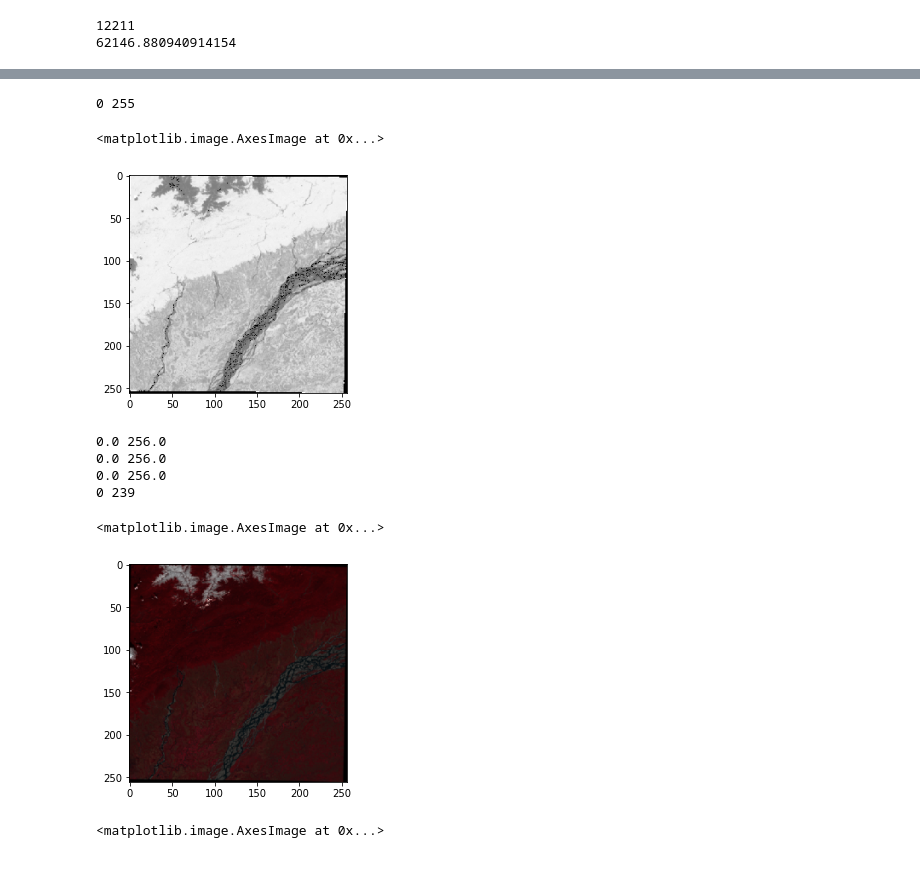
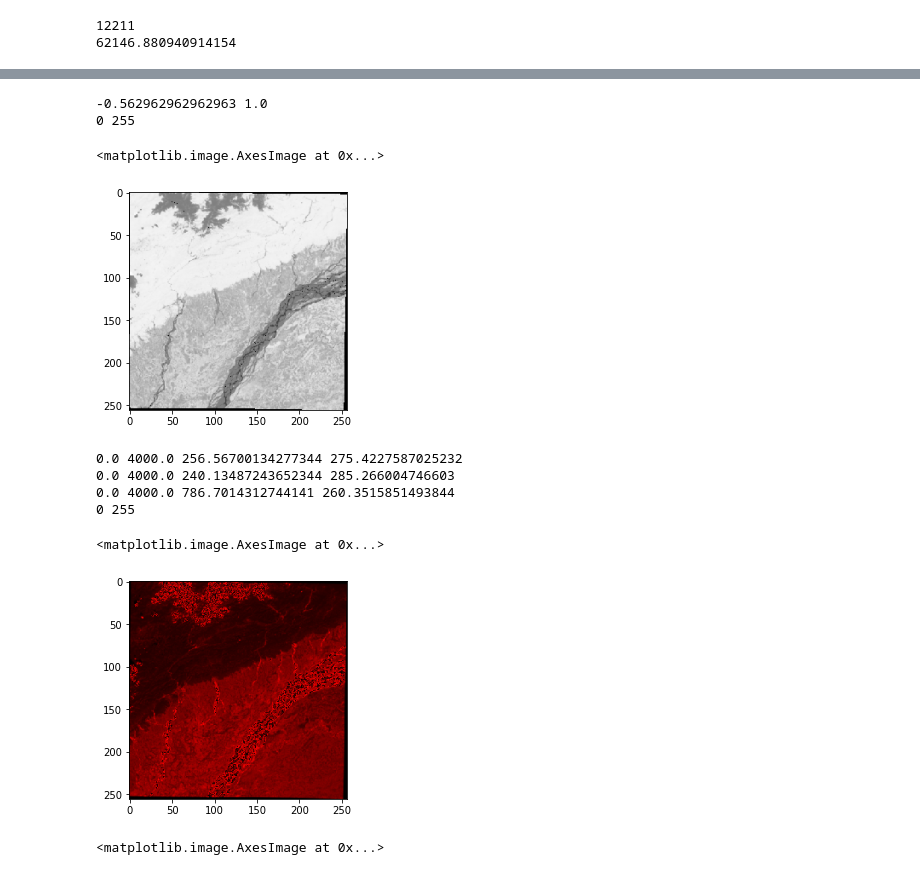
Before and after one commit to rahatsantosh/map-compiler, a Jupyter notebook: nbs/backend_trial.ipynb, the cells around one changed output, grey strips where cells are left out. Drawn from its saved outputs; the diff is of its cells as text; code cells hidden in the pictures.

```diff
--- a/nbs/backend_trial.ipynb
+++ b/nbs/backend_trial.ipynb
@@ -369,6 +375,7 @@ g = B(dataset=out, band_no=4)
 b = B(dataset=out, band_no=8)
 #print(b.band.min(),b.band.max())
 ndvi = (b-g)/(b+g)
+print(ndvi.band.min(),ndvi.band.max())
 response = setup(
   ndvi,
   ip_minR = -1, ip_maxR = 1
@@ -376,28 +383,32 @@ response = setup(
 print(response.min(),response.max())
 plt.imshow(response, cmap='gray')
 # %% [output]
+-0.562962962962963 1.0
 0 255
 <matplotlib.image.AxesImage at 0x...>
-[figure, old version]
+[figure, new version]
 # %%
 r = B(dataset=out, band_no=3)
-print(r.band.min(),r.band.max())
+print(r.band.min(),r.band.max(),r.band.mean(),r.band.std())
 g = B(dataset=out, band_no=4)
-print(g.band.min(),g.band.max())
+print(g.band.min(),g.band.max(),g.band.mean(),g.band.std())
 b = B(dataset=out, band_no=8)
-print(b.band.min(),b.band.max())
+print(b.band.min(),b.band.max(),b.band.mean(),b.band.std())
 response = setup(
-  b,g,r
+  r,g,b,
+  ip_minR=0,ip_maxR=500,
+  ip_minG=0,ip_maxG=500,
+  ip_minB=0,ip_maxB=500,
 )
 print(response.min(),response.max())
 plt.imshow(response)
 # %% [output]
-0.0 256.0
-0.0 256.0
-0.0 256.0
-0 239
+0.0 4000.0 256.56700134277344 275.4227587025232
+0.0 4000.0 240.13487243652344 285.266004746603
+0.0 4000.0 786.7014312744141 260.3515851493844
+0 255
 <matplotlib.image.AxesImage at 0x...>
-[figure, old version]
+[figure, new version]
 # %%
 g = B(dataset=out, band_no=4)
 b = B(dataset=out, band_no=8)
```
Also changed, not shown: parts of 7 cells of this notebook, 10 other files.
